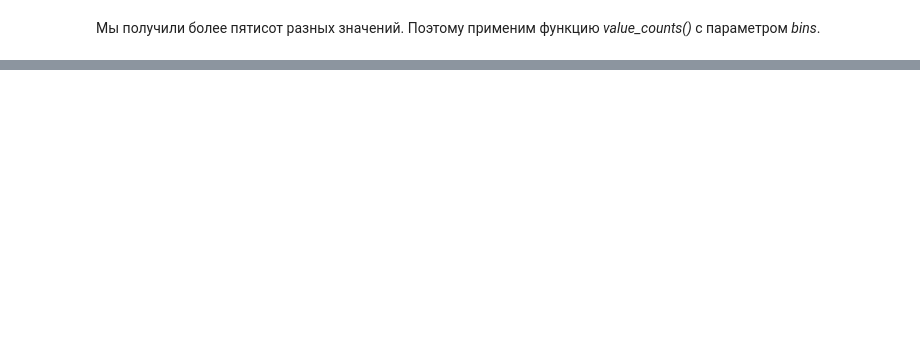
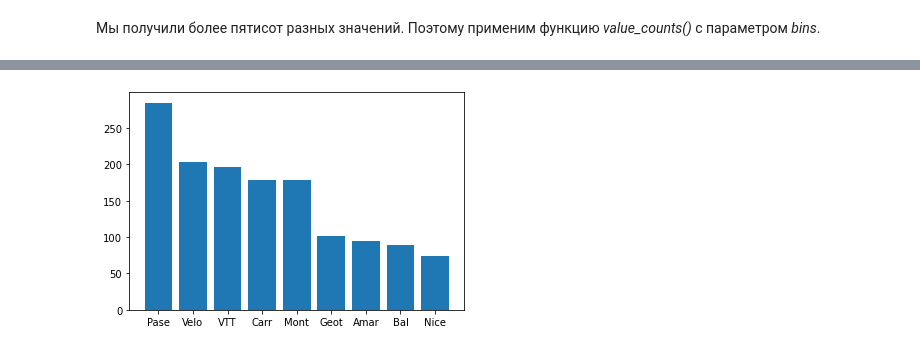
Before and after one commit to DanGlado/PDAPython, a Jupyter notebook: Тема 4/T04 Лекция.ipynb, the cells around one changed output, grey strips where cells are left out. Cells and saved outputs as stored; diff of their text form; code cells hidden in the pictures; blank space fills up the shorter version.

```diff
--- a/Тема 4/T04 Лекция.ipynb
+++ b/Тема 4/T04 Лекция.ipynb
@@ -87,5 +118,5 @@ may
 
 Используем функцию read_csv() для создания датафрейма из csv-файла учебного примера `Financial Sample.csv`.
 # %%
-fs = pd.read_csv('./Data/FinancialSample2.csv', sep=';')
+fs = pd.read_csv('../Data/FinancialSample2.csv', sep=';')
 fs
@@ -304,0 +514,5 @@ U.sort_values('Interval').plot(kind='bar', )
+# %%
+P = fs['Product'].value_counts()
+P = P.reset_index()
+P.columns=["Product","Count"]
+P
@@ -304,0 +530,5 @@ U.sort_values('Interval').plot(kind='bar', )
+# %%
+from matplotlib import pyplot as plt
+plt.bar(P["Product"].apply(lambda x:x[:4]),P["Count"]);
+# %% [output]
+[figure, added]
```
Also changed, not shown: parts of 36 cells of this notebook.
